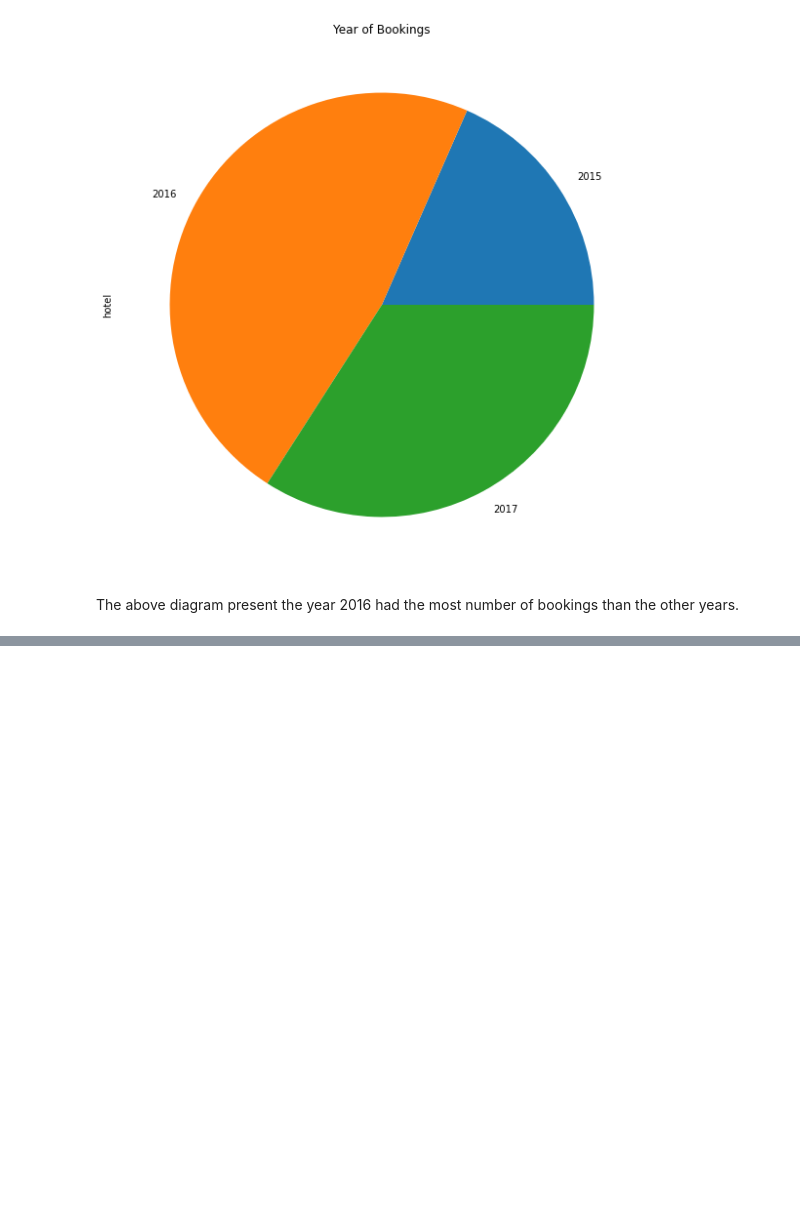
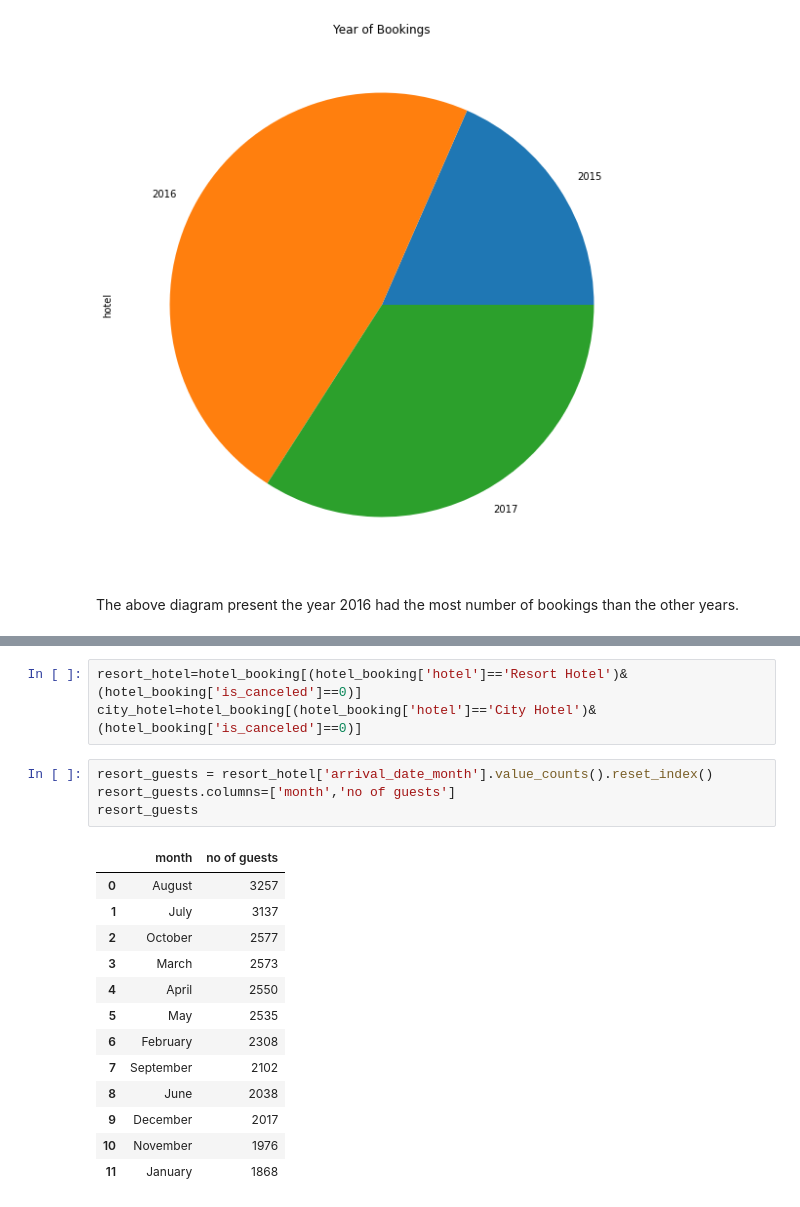
Before and after one commit to Ashik9576/Hotel-Booking-Analysis, a Jupyter notebook: Copy_of_Hotel_Booking_Analysis_Capstone_Project.ipynb, the cells around one changed output, grey strips where cells are left out. Drawn from its saved outputs; the diff is of its cells as text; blank space fills up the shorter version.

```diff
--- a/Copy_of_Hotel_Booking_Analysis_Capstone_Project.ipynb
+++ b/Copy_of_Hotel_Booking_Analysis_Capstone_Project.ipynb
@@ -104,0 +133,21 @@ d=most_booking.plot(kind='pie', figsize = (10,10), title = 'Year of Bookings')
+# %%
+resort_hotel=hotel_booking[(hotel_booking['hotel']=='Resort Hotel')&(hotel_booking['is_canceled']==0)]
+city_hotel=hotel_booking[(hotel_booking['hotel']=='City Hotel')&(hotel_booking['is_canceled']==0)]
+# %%
+resort_guests = resort_hotel['arrival_date_month'].value_counts().reset_index()
+resort_guests.columns=['month','no of guests']
+resort_guests
+# %% [output]
+|  | month | no of guests |
+| 0 | August | 3257 |
+| 1 | July | 3137 |
+| 2 | October | 2577 |
+| 3 | March | 2573 |
+| 4 | April | 2550 |
+| 5 | May | 2535 |
+| 6 | February | 2308 |
+| 7 | September | 2102 |
+| 8 | June | 2038 |
+| 9 | December | 2017 |
+| 10 | November | 1976 |
+| 11 | January | 1868 |
```
Also changed, not shown: parts of 10 cells of this notebook.
